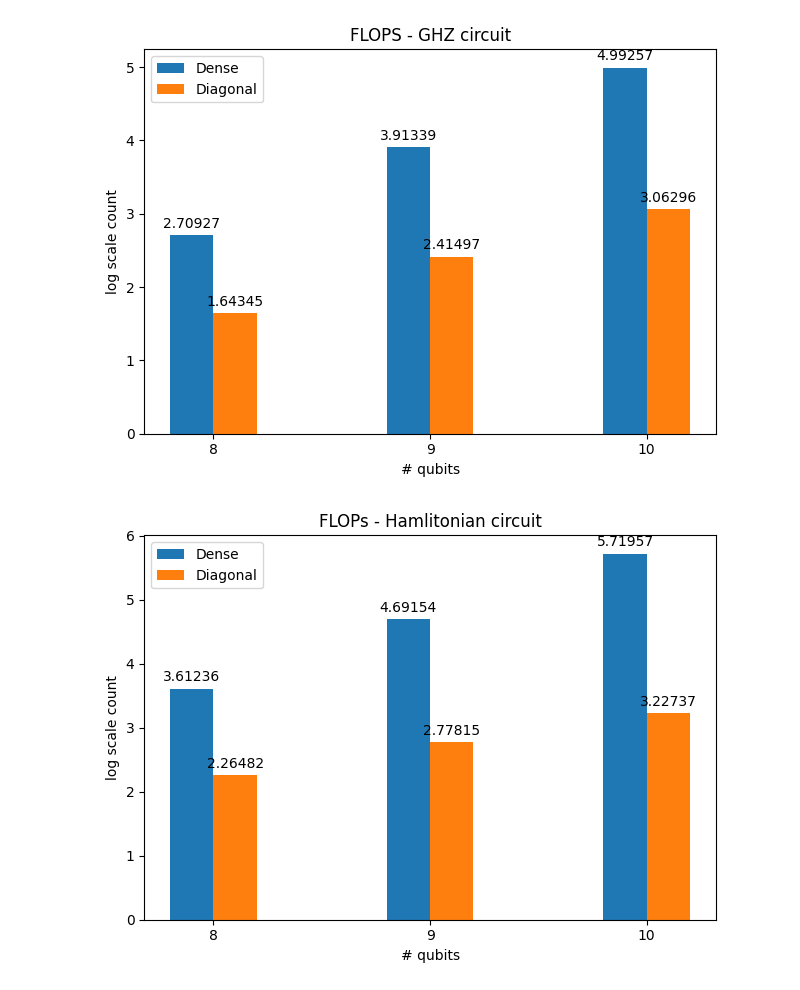
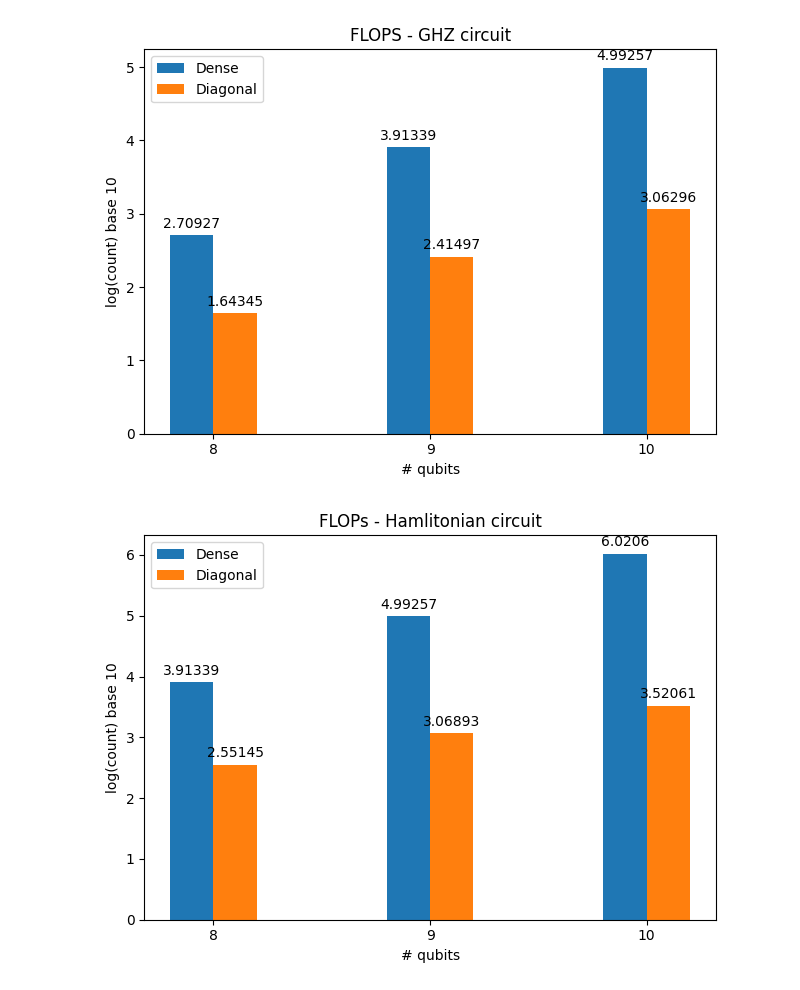
Before and after one commit to srikarchundury/diaq, a Jupyter notebook: benchmarks/analyze.ipynb, the cells around one changed output. Saved outputs shown, nothing was run; the diff lists cells and outputs as text; code cells hidden in the pictures.

```diff
--- a/benchmarks/analyze.ipynb
+++ b/benchmarks/analyze.ipynb
@@ -27,7 +27,7 @@ y2, z2 = get_add_mul_lists("ghz", "sparse")
 # %%
 import matplotlib.pyplot as plt
 import numpy as np
-
+import math
 
 labels = ["8", "9", "10"]
 
@@ -39,7 +39,7 @@ rects1 = ax.bar(x - width/2, [math.log(x,10) for x in y1[:3]], width, label='Den
 rects2 = ax.bar(x + width/2, [math.log(x,10) for x in y2[:3]], width, label='Diagonal')
 
 # Add some text for labels, title and custom x-axis tick labels, etc.
-ax.set_ylabel('log scale count')
+ax.set_ylabel('log(count) base 10')
 ax.set_xlabel('# qubits')
 ax.set_title('FLOPS - GHZ circuit')
 ax.set_xticks(x, labels)
@@ -52,39 +52,41 @@ fig.tight_layout()
 
 plt.show()
 # %% [output]
-[figure, old version]
+[figure, new version]
 # %%
 y3, z3 = get_add_mul_lists("ham", "dense")
+y3new = [x + y for x, y in zip(y3, z3)]
 y4, z4 = get_add_mul_lists("ham", "sparse")
+y4new = [x + y for x, y in zip(y4, z4)]
 # %%
 import matplotlib.pyplot as plt
 import numpy as np
 
 
 labels = ["8", "9", "10"]
 
 x = np.arange(len(labels))  # the label locations
 width = 0.2  # the width of the bars
 
 fig, ax = plt.subplots()
-rects1 = ax.bar(x - width/2, [math.log(x,10) for x in y3[:3]], width, label='Dense')
-rects2 = ax.bar(x + width/2, [math.log(x,10) for x in y4[:3]], width, label='Diagonal')
+rects1 = ax.bar(x - width/2, [math.log(x,10) for x in y3new[:3]], width, label='Dense')
+rects2 = ax.bar(x + width/2, [math.log(x,10) for x in y4new[:3]], width, label='Diagonal')
 
 # Add some text for labels, title and custom x-axis tick labels, etc.
-ax.set_ylabel('log scale count')
+ax.set_ylabel('log(count) base 10')
 ax.set_xlabel('# qubits')
 ax.set_title('FLOPs - Hamlitonian circuit')
 ax.set_xticks(x, labels)
 ax.legend()
 
 ax.bar_label(rects1, padding=3)
 ax.bar_label(rects2, padding=3)
 
 fig.tight_layout()
 
 plt.show()
 # %% [output]
-[figure, old version]
+[figure, new version]
 # %%
 y5, z5 = get_add_mul_lists("mermin_bell", "dense")
 y6, z6 = get_add_mul_lists("mermin_bell", "sparse")
```
Also changed, not shown: parts of 2 cells of this notebook, 4 other files.
